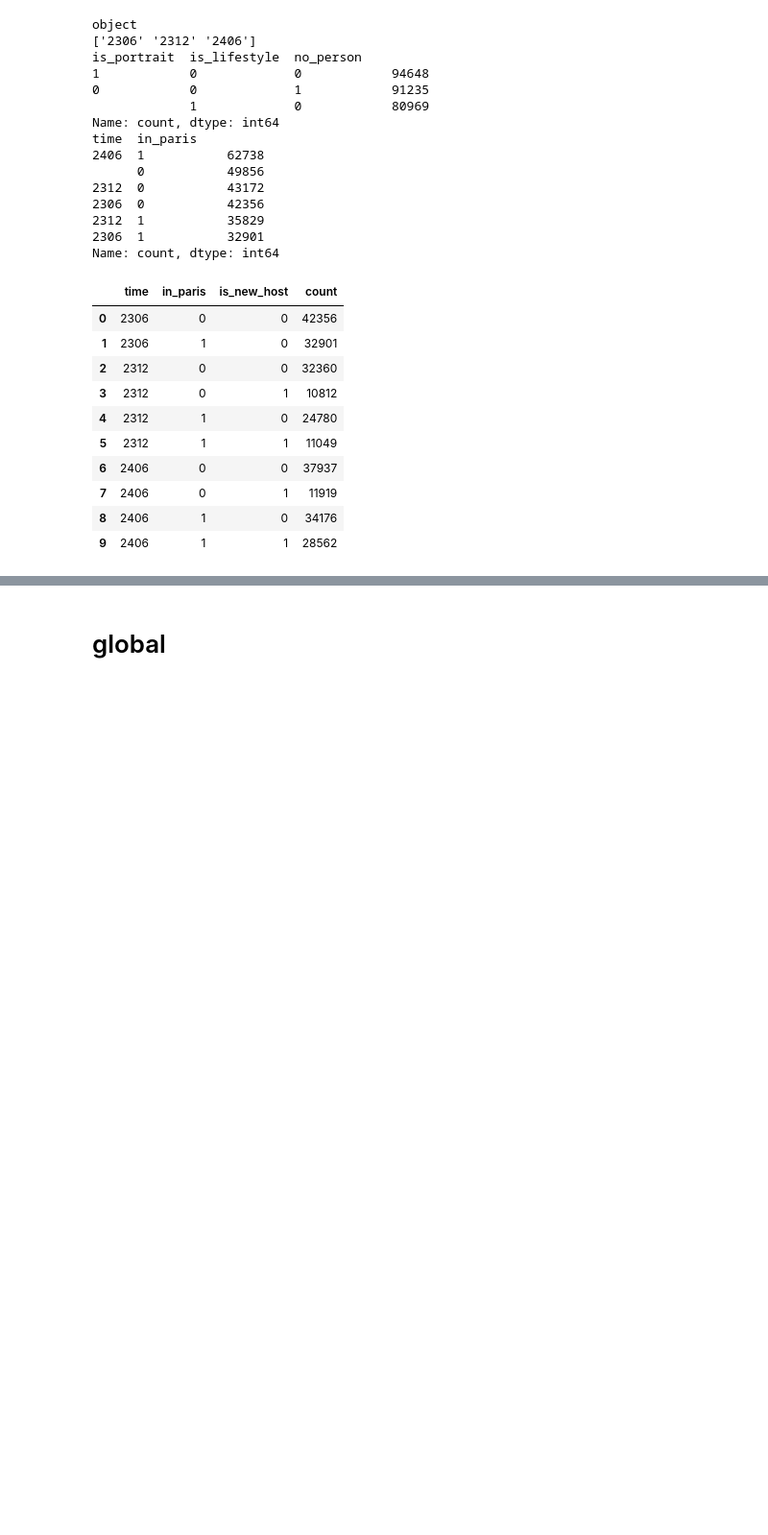
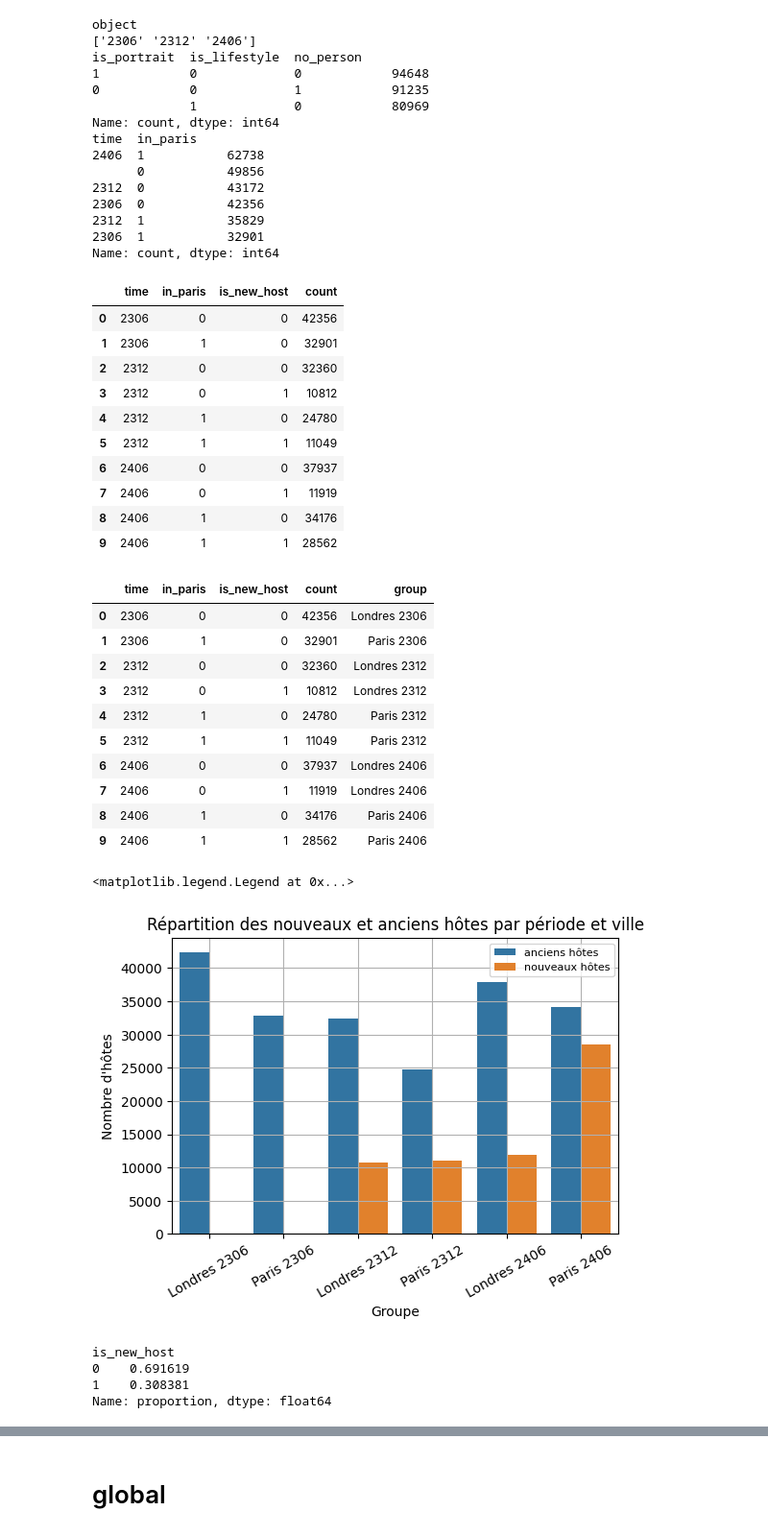
Before and after one commit to yeliu-dh/SelfPresentation_Multimodal_airbnb, a Jupyter notebook: D_stat/test_new_old_host.ipynb, the cells around one changed output, grey strips where cells are left out. Shown at 96% size. Saved outputs shown, nothing was run; the diff lists cells and outputs as text; code cells hidden in the pictures; blank space fills up the shorter version.

```diff
--- a/D_stat/test_new_old_host.ipynb
+++ b/D_stat/test_new_old_host.ipynb
@@ -110,6 +110,53 @@ display(df_all.groupby(["time",'in_paris'])['is_new_host'].value_counts().reset_
 | 7 | 2406 | 0 | 1 | 11919 |
 | 8 | 2406 | 1 | 0 | 34176 |
 | 9 | 2406 | 1 | 1 | 28562 |
+# %%
+agg=df_all.groupby(["time",'in_paris'])['is_new_host'].value_counts().reset_index()
+agg['group']=agg.apply(lambda row: f"{'Paris' if row['in_paris']==1 else 'Londres'} {row['time']}",axis=1)
+display(agg)
+
+fig, ax=plt.subplots(figsize=(6,4))
+sns.barplot(
+    data=agg,
+    x='group',
+    y='count',
+    hue='is_new_host',
+    ax=ax
+)
+ax.grid()
+ax.set_title('Répartition des nouveaux et anciens hôtes par période et ville', y=1)
+ax.set_xlabel('Groupe')
+ax.set_ylabel("Nombre d'hôtes")
+ax.tick_params(axis='x', rotation=30)
+handles, labels=ax.get_legend_handles_labels()
+
+ax.legend(handles, ['anciens hôtes','nouveaux hôtes'],loc="upper left", bbox_to_anchor=(0.7, 1), fontsize=8)
+
+# plt.tight_layout(rect=[0,0,0.9,1])
+# %% [output]
+|  | time | in_paris | is_new_host | count | group |
+| 0 | 2306 | 0 | 0 | 42356 | Londres 2306 |
+| 1 | 2306 | 1 | 0 | 32901 | Paris 2306 |
+| 2 | 2312 | 0 | 0 | 32360 | Londres 2312 |
+| 3 | 2312 | 0 | 1 | 10812 | Londres 2312 |
+| 4 | 2312 | 1 | 0 | 24780 | Paris 2312 |
+| 5 | 2312 | 1 | 1 | 11049 | Paris 2312 |
+| 6 | 2406 | 0 | 0 | 37937 | Londres 2406 |
+| 7 | 2406 | 0 | 1 | 11919 | Londres 2406 |
+| 8 | 2406 | 1 | 0 | 34176 | Paris 2406 |
+| 9 | 2406 | 1 | 1 | 28562 | Paris 2406 |
+<matplotlib.legend.Legend at 0x...>
+[figure, added]
+# %%
+print(df_all[(df_all['time']=="2312")&(df_all["in_paris"]==0)]['is_new_host'].value_counts(normalize=True))
+print(df_all[(df_all['time']=="2312")&(df_all["in_paris"]==0)]['is_new_host'].value_counts(normalize=True))
+print(df_all[(df_all['time']=="2406")&(df_all["in_paris"]==1)]['is_new_host'].value_counts(normalize=True))
+print(df_all[(df_all['time']=="2406")&(df_all["in_paris"]==1)]['is_new_host'].value_counts(normalize=True))
+# %% [output]
+is_new_host
+0    0.691619
+1    0.308381
+Name: proportion, dtype: float64
 # %%
 # ---colors----
 blue_cmap = plt.cm.Blues
```
Also changed, not shown: parts of 8 cells of this notebook, 7 other files.
